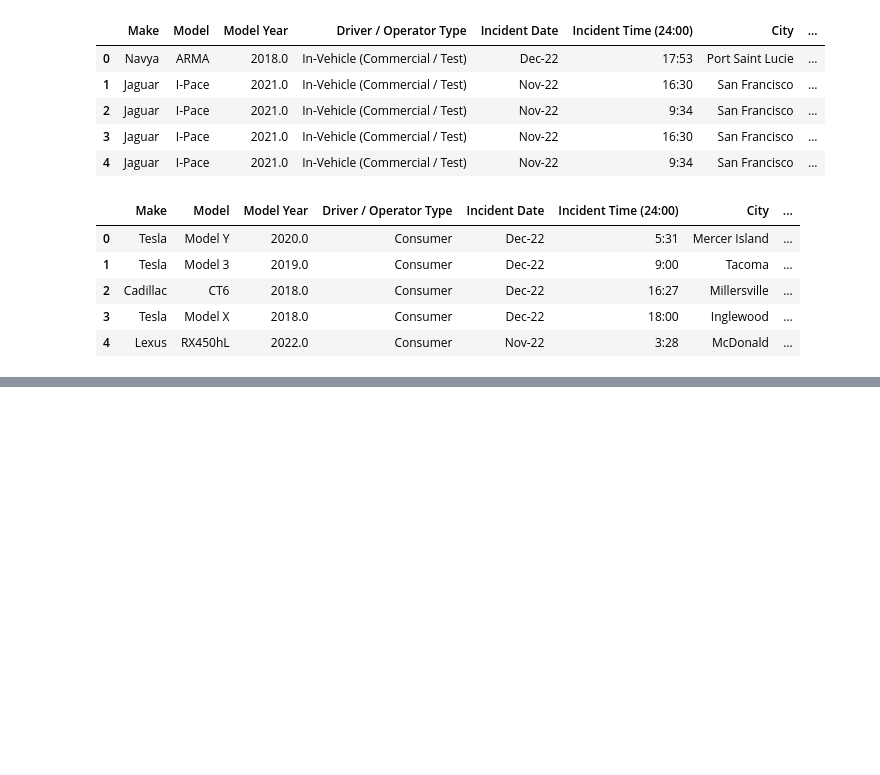
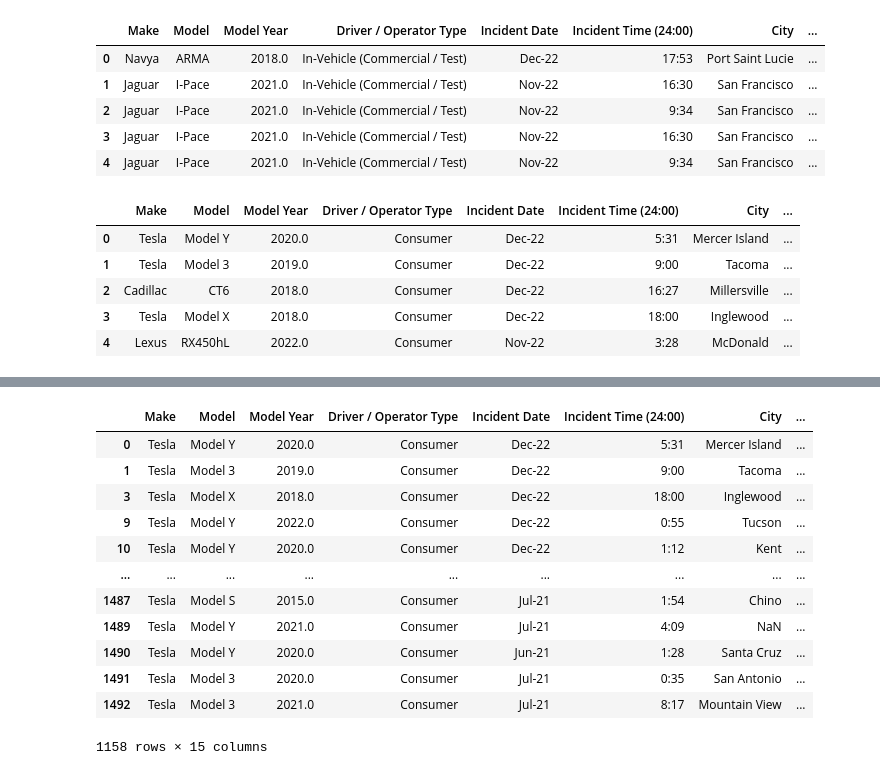
Before and after one commit to jngreco/Team-AutoCrash-Project, a Jupyter notebook: Info Gathering/Test-DF.ipynb, the cells around one changed output, grey strips where cells are left out. Cells and saved outputs as stored; diff of their text form; code cells hidden in the pictures; blank space fills up the shorter version.

```diff
--- a/Info Gathering/Test-DF.ipynb
+++ b/Info Gathering/Test-DF.ipynb
@@ -32,7 +32,7 @@ tesla_data.head()
 # %%
 clean_crash1 = crash_data.loc[:, ["Make", "Model","Model Year","Driver / Operator Type", "Incident Date",
                                       "Incident Time (24:00)","City", "State", "Roadway Type", "Roadway Surface",
-                                     "Roadway Description", "Crash With", "Highest Injury Severity", "CP Any Air Bags Deployed?"]]
+                                     "Roadway Description", "Crash With", "ADAS/ADS Version", "Highest Injury Severity", "CP Any Air Bags Deployed?"]]
 clean_crash1.head()
 # %% [output]
 |  | Make | Model | Model Year | Driver / Operator Type | Incident Date | Incident Time (24:00) | City | ... |
@@ -44,7 +44,7 @@ clean_crash1.head()
 # %%
 clean_crash2 = tesla_data.loc[:, ["Make", "Model","Model Year","Driver / Operator Type", "Incident Date",
                                       "Incident Time (24:00)","City", "State", "Roadway Type", "Roadway Surface",
-                                     "Roadway Description", "Crash With", "Highest Injury Severity", "CP Any Air Bags Deployed?"]]
+                                     "Roadway Description", "Crash With", "ADAS/ADS Version", "Highest Injury Severity", "CP Any Air Bags Deployed?"]]
 clean_crash2.head()
 # %% [output]
 |  | Make | Model | Model Year | Driver / Operator Type | Incident Date | Incident Time (24:00) | City | ... |
@@ -72,0 +96,17 @@ merge_df
+# %%
+Teslas = merge_df.loc[merge_df["Make"] == "Tesla"]
+Teslas
+# %% [output]
+|  | Make | Model | Model Year | Driver / Operator Type | Incident Date | Incident Time (24:00) | City | ... |
+| 0 | Tesla | Model Y | 2020.0 | Consumer | Dec-22 | 5:31 | Mercer Island | ... |
+| 1 | Tesla | Model 3 | 2019.0 | Consumer | Dec-22 | 9:00 | Tacoma | ... |
+| 3 | Tesla | Model X | 2018.0 | Consumer | Dec-22 | 18:00 | Inglewood | ... |
+| 9 | Tesla | Model Y | 2022.0 | Consumer | Dec-22 | 0:55 | Tucson | ... |
+| 10 | Tesla | Model Y | 2020.0 | Consumer | Dec-22 | 1:12 | Kent | ... |
+| ... | ... | ... | ... | ... | ... | ... | ... | ... |
+| 1487 | Tesla | Model S | 2015.0 | Consumer | Jul-21 | 1:54 | Chino | ... |
+| 1489 | Tesla | Model Y | 2021.0 | Consumer | Jul-21 | 4:09 | NaN | ... |
+| 1490 | Tesla | Model Y | 2020.0 | Consumer | Jun-21 | 1:28 | Santa Cruz | ... |
+| 1491 | Tesla | Model 3 | 2020.0 | Consumer | Jul-21 | 0:35 | San Antonio | ... |
+| 1492 | Tesla | Model 3 | 2021.0 | Consumer | Jul-21 | 8:17 | Mountain View | ... |
+1158 rows × 15 columns
```
Also changed, not shown: parts of 2 cells of this notebook.
